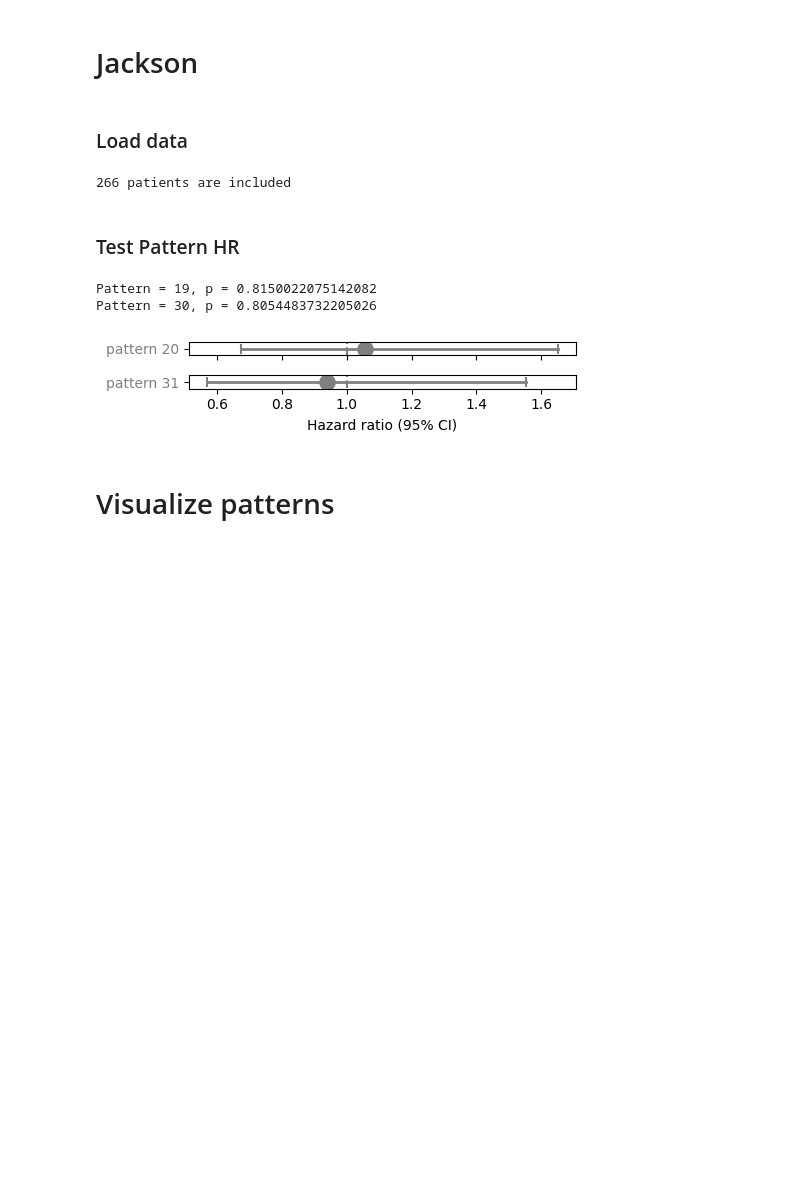
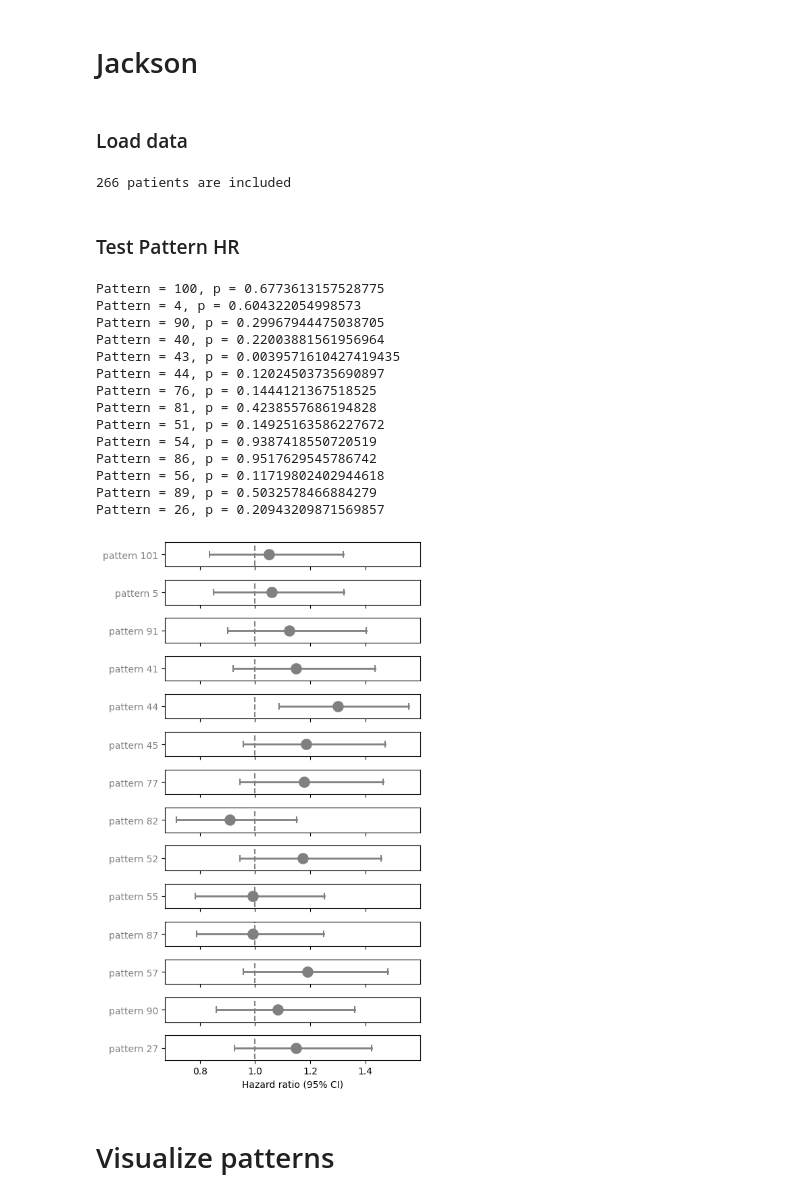
Before and after one commit to JasmineZhen218/BiGraphKernel, a Jupyter notebook: f_Prognosis_relevant_patterns_random_split/demo_prognosis_relevant_patterns.ipynb, the cells around one changed output. Drawn from its saved outputs; the diff is of its cells as text; code cells hidden in the pictures; blank space fills up the shorter version.

```diff
--- a/f_Prognosis_relevant_patterns_random_split/demo_prognosis_relevant_patterns.ipynb
+++ b/f_Prognosis_relevant_patterns_random_split/demo_prognosis_relevant_patterns.ipynb
@@ -239,6 +237,7 @@ for i in range(len(FILE_NAMES)):
             "Subtrees",
             file_name,
             "neighborhood_aggregation",
+            node_label,
             "X" + str(iteration) + ".npy",
         )
     )
@@ -252,6 +251,7 @@ for i in range(len(FILE_NAMES)):
             "Subtrees",
             file_name,
             "pattern_ids",
+            node_label,
             "pattern_id_iter_"
             + str(iteration)
             + "_PhenoGraph_k_"
@@ -405,6 +415,8 @@ SoftWL_dict_cohort2 = pickle.load(
             + str(iteration)
             + "_PhenoGraph_k_"
             + str(PhenoGraph_k)
+            + "_"
+            + node_label
             + "_centroid_alignment.pkl",
         ),
         "rb",
@@ -486,7 +498,7 @@ for subgroup_id, Candidates in Overpresented_patterns.items():
     for pattern_id in Candidates:
         yticklabels =['pattern ' + str(pattern_id+1)]
         histogram = Histograms_cohort2_[:, pattern_id]
-        DF["pattern_"+str(pattern_id+1)] = histogram > 0 #(histogram - np.mean(histogram))/np.std(histogram)
+        DF["pattern_"+str(pattern_id+1)] = (histogram - np.mean(histogram))/np.std(histogram)
         cph = CoxPHFitter()
         cph.fit(DF, duration_col='length', event_col='status', formula="pattern_"+str(pattern_id+1))
         hr = cph.hazard_ratios_["pattern_"+str(pattern_id+1)]
@@ -542,6 +554,8 @@ SoftWL_dict_jackson = pickle.load(
             + str(iteration)
             + "_PhenoGraph_k_"
             + str(PhenoGraph_k)
+            + "_"
+            + node_label
             + "_centroid_alignment.pkl",
         ),
         "rb",
@@ -620,7 +634,7 @@ for subgroup_id, Candidates in Overpresented_patterns.items():
     for pattern_id in Candidates:
         yticklabels =['pattern ' + str(pattern_id+1)]
         histogram = Histograms_jackson_[:, pattern_id]
-        DF["pattern_"+str(pattern_id+1)] = histogram>0#(histogram - np.mean(histogram))/np.std(histogram)
+        DF["pattern_"+str(pattern_id+1)] = (histogram - np.mean(histogram))/np.std(histogram)
         cph = CoxPHFitter()
         cph.fit(DF, duration_col='length', event_col='status', formula="pattern_"+str(pattern_id+1))
         hr = cph.hazard_ratios_["pattern_"+str(pattern_id+1)]
@@ -631,36 +645,48 @@ for subgroup_id, Candidates in Overpresented_patterns.items():
         if p < 0.05/Num_patterns_to_test:
             color = 'k'
         else:
             color = 'grey'
 
         if Num_patterns_to_test == 1:
             ax.plot([hr_lb, hr_ub], [0, 0], color = color, linewidth=2)
             ax.scatter([hr], [0], color = color, s=120)
             ax.scatter([hr_lb], [0], s=60,color = color,  marker="|")
             ax.scatter([hr_ub],[0],   s=60, color = color, marker="|")
             ax.set_yticks([0])
             ax.set_yticklabels(yticklabels)
             ax.get_yticklabels()[0].set_color(color)
             ax.vlines(1, -1, 1, color="grey", linestyle="--")
         else:
             ax[i].plot([hr_lb, hr_ub], [0, 0], color = color, linewidth=2)
             ax[i].scatter([hr], [0], color = color, s=120)
             ax[i].scatter([hr_lb], [0], s=60,color = color,  marker="|")
             ax[i].scatter([hr_ub],[0],   s=60, color = color, marker="|")
             ax[i].set_yticks([0])
             ax[i].set_yticklabels(yticklabels)
             ax[i].get_yticklabels()[0].set_color(color)
             ax[i].vlines(1, -1, 1, color="grey", linestyle="--")
         i+=1
 
 if Num_patterns_to_test == 1:
     ax.set_xlabel("Hazard ratio (95% CI)")
 else:
     ax[i-1].set_xlabel("Hazard ratio (95% CI)")
 # %% [output]
-Pattern = 19, p = 0.8150022075142082
-Pattern = 30, p = 0.8054483732205026
+Pattern = 100, p = 0.6773613157528775
+Pattern = 4, p = 0.604322054998573
+Pattern = 90, p = 0.29967944475038705
+Pattern = 40, p = 0.22003881561956964
+Pattern = 43, p = 0.0039571610427419435
+Pattern = 44, p = 0.12024503735690897
+Pattern = 76, p = 0.1444121367518525
+Pattern = 81, p = 0.4238557686194828
+Pattern = 51, p = 0.14925163586227672
+Pattern = 54, p = 0.9387418550720519
+Pattern = 86, p = 0.9517629545786742
+Pattern = 56, p = 0.11719802402944618
+Pattern = 89, p = 0.5032578466884279
+Pattern = 26, p = 0.20943209871569857
-[figure, old version]
+[figure, new version]
 # %% [markdown]
 # Visualize patterns
 # %%
```
Also changed, not shown: parts of 10 cells of this notebook, 17 other files.
